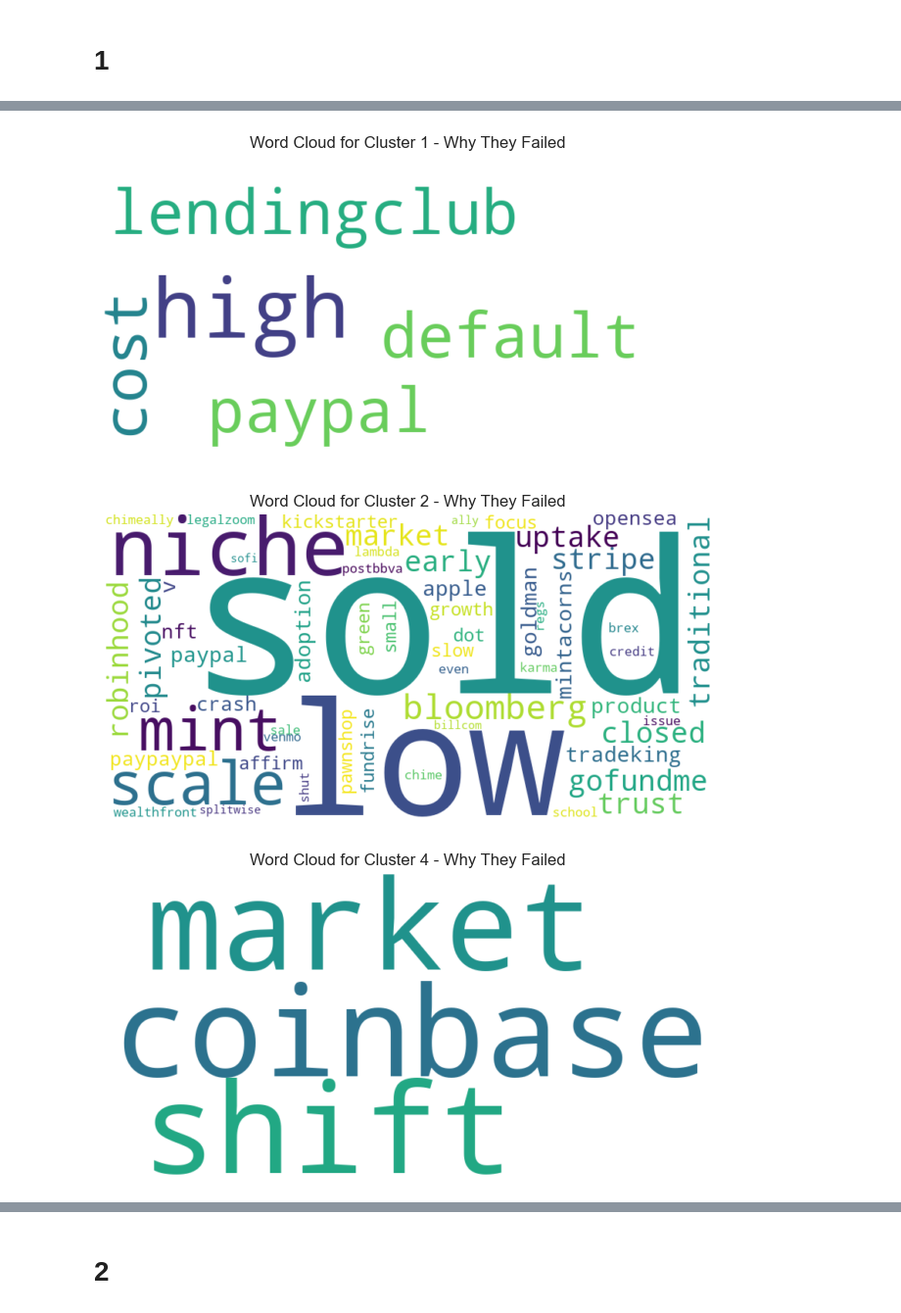
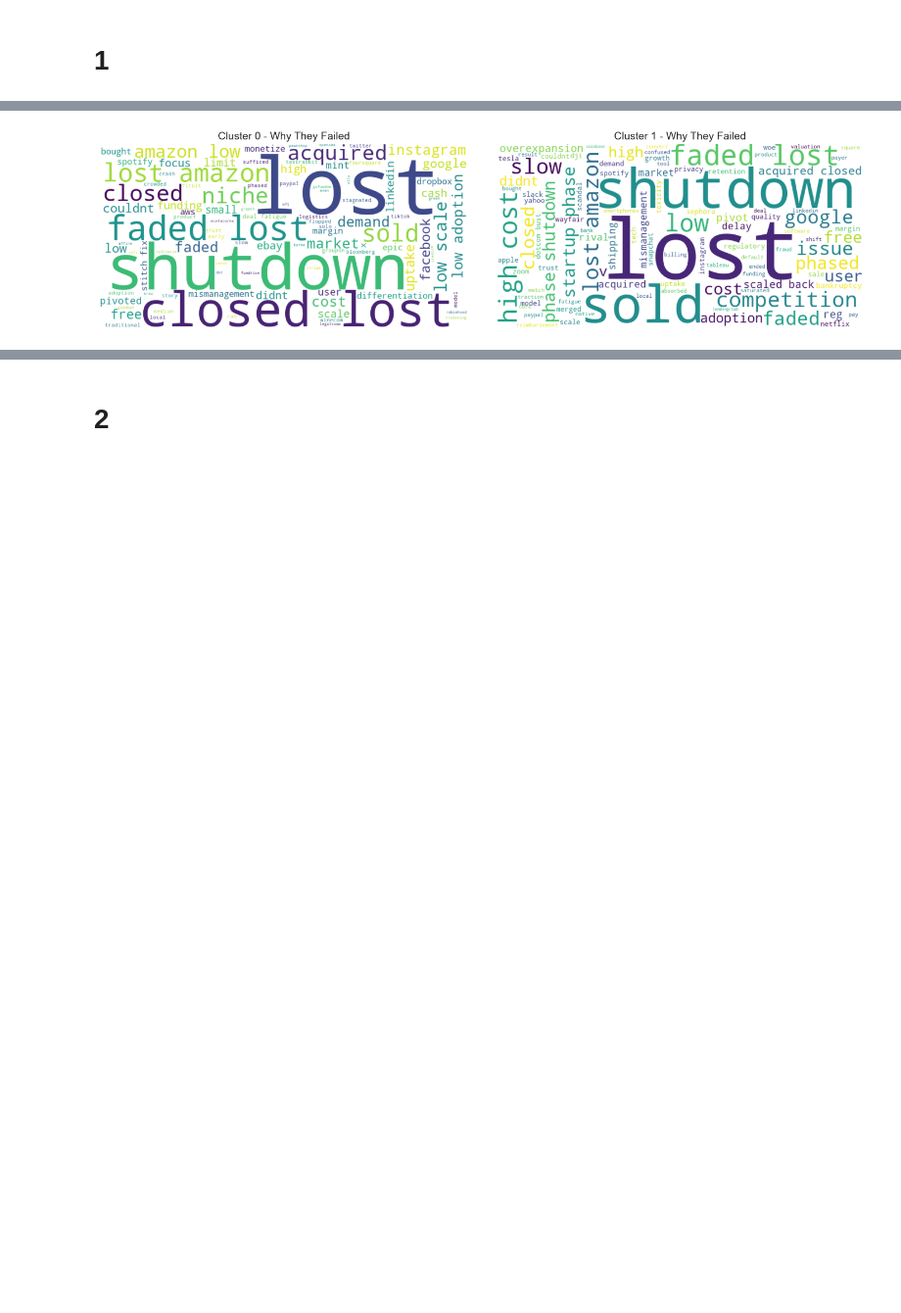
Before and after one commit to whosphong/Ai_Startup_Failure--UAMATH509, a Jupyter notebook: code.ipynb, the cells around one changed output, grey strips where cells are left out. Shown at 98% size. Drawn from its saved outputs; the diff is of its cells as text; code cells hidden in the pictures; blank space fills up the shorter version.

```diff
--- a/code.ipynb
+++ b/code.ipynb
@@ -480,9 +170,0 @@ Name: count, dtype: int64
-# %%
-for cluster in range(data['Cluster_What'].nunique()):
-    print(f"\nCluster {cluster}:")
-    cluster_data = data[data['Cluster_What'] == cluster]
-
-    # Get the most common failure reasons
-    failure_reasons = cluster_data['What They Did'].value_counts().head(5)
-    print("Most common failure reasons:")
-    print(failure_reasons)
@@ -507,9 +170,0 @@ Name: count, dtype: int64
-# %%
-for cluster in range(data['Cluster_Failed'].nunique()):
-    print(f"\nCluster {cluster}:")
-    cluster_data = data[data['Cluster_Failed'] == cluster]
-
-    # Get the most common failure reasons
-    failure_reasons = cluster_data['Why They Failed'].value_counts().head(5)
-    print("Most common failure reasons:")
-    print(failure_reasons)
@@ -534,18 +562,29 @@ Name: count, dtype: int64
 # %%
-# Loop through each cluster and generate a word cloud for the "Why They Failed" column
-for cluster_num in data['Cluster_Failed'].unique():
-    cluster_text = " ".join(data[data['Cluster_Failed'] == cluster_num]['Why They Failed'])  # Get the text for the cluster
+from wordcloud import WordCloud
+import matplotlib.pyplot as plt
+
+# Number of clusters
+num_clusters_failed = data['Cluster_Failed'].nunique()
+
+# Create a figure with subplots (one for each cluster)
+fig, axes = plt.subplots(1, num_clusters_failed, figsize=(15, 8))
+
+# Iterate through each cluster and generate a word cloud for the 'Why They Failed' column
+for cluster_num in range(num_clusters_failed):
+    # Get the text for the current cluster
+    cluster_text = " ".join(data[data['Cluster_Failed'] == cluster_num]['Why They Failed'])  # Concatenate all text for the cluster
 
     # Generate the word cloud
-    wordcloud = WordCloud(width=800, height=400, max_words=100, background_color='white').generate(cluster_text)
+    wordcloud_failed = WordCloud(width=800, height=400, max_words=100, background_color='white').generate(cluster_text)
 
     # Plot the word cloud
-    plt.figure(figsize=(8, 6))
-    plt.imshow(wordcloud, interpolation='bilinear')
-    plt.axis('off')  # Hide axis
-    plt.title(f'Word Cloud for Cluster {cluster_num} - Why They Failed')
-    plt.show()
+    ax = axes[cluster_num]  # Select the axis for the current cluster
+    ax.imshow(wordcloud_failed, interpolation='bilinear')
+    ax.axis('off')  # Hide the axis
+    ax.set_title(f'Cluster {cluster_num} - Why They Failed', fontsize=14)
+
+# Adjust layout to avoid overlap
+plt.tight_layout(pad=3)
+plt.show()
 # %% [output]
-[figure, old version]
+[figure, new version]
-[figure, removed]
-[figure, removed]
```
Also changed, not shown: parts of 73 cells of this notebook, 1 other file.
